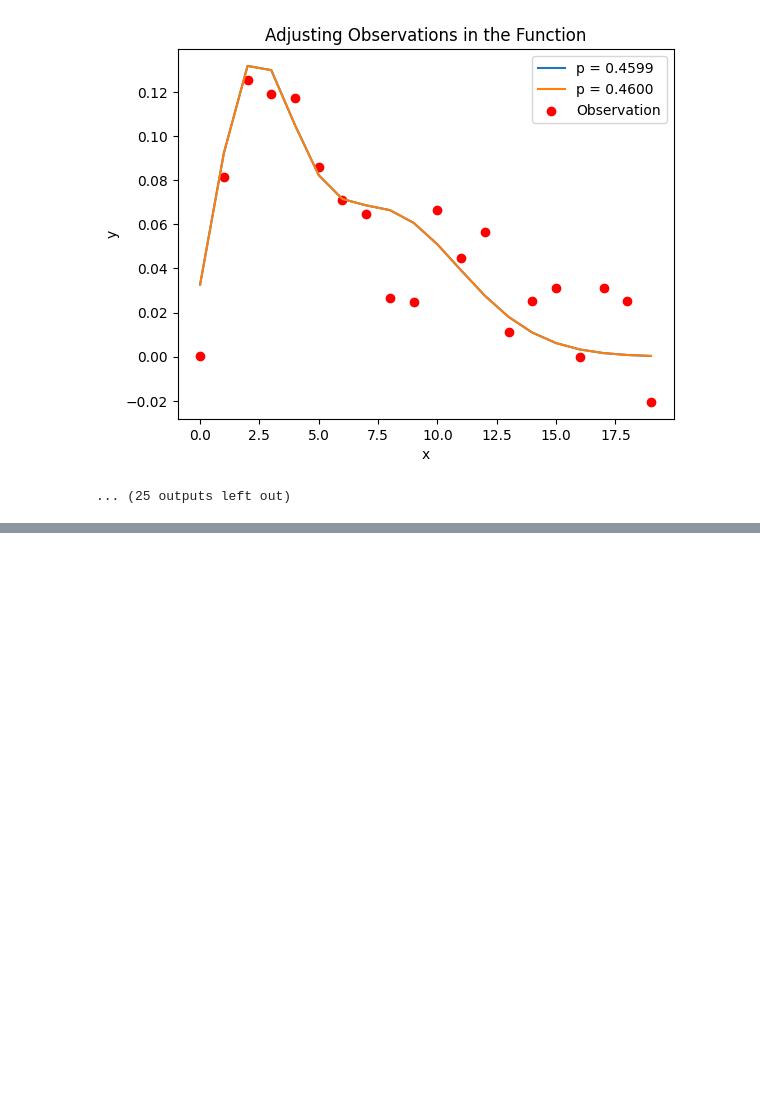
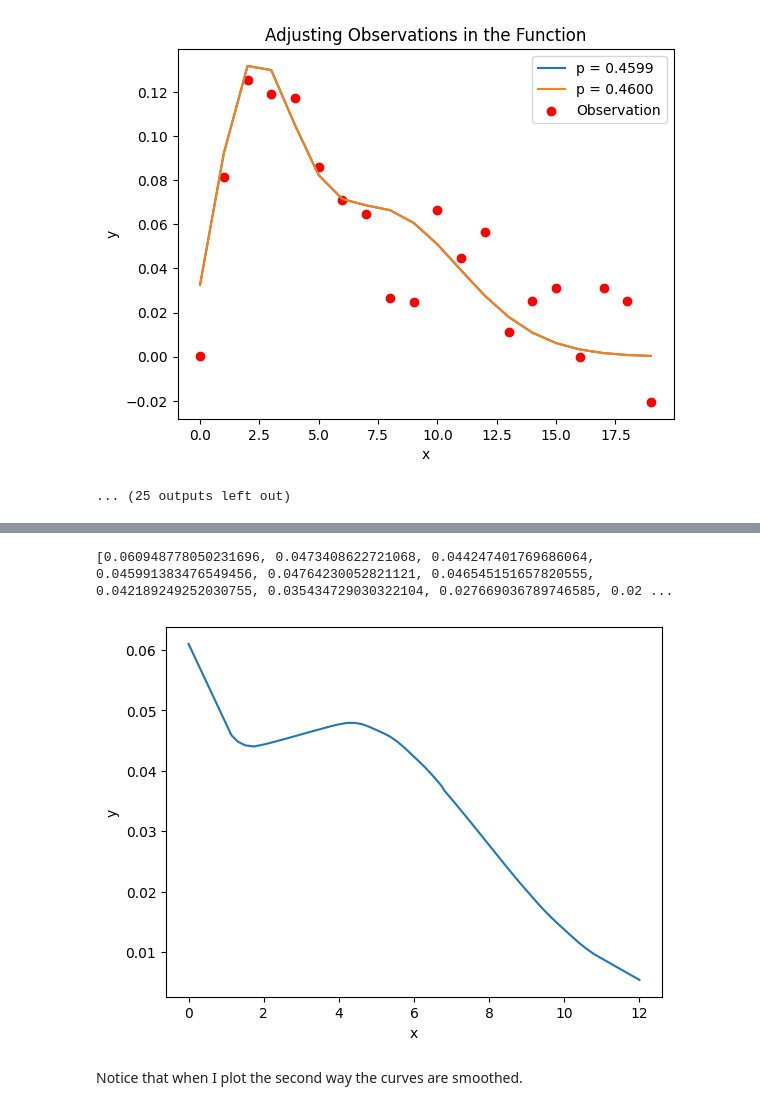
Before and after one commit to IanAguiar-ai/Discrete_Functions_Action_Integration_Hub, a Jupyter notebook: Example/Example_Discrete_Functions_Action_Integration_Hub.ipynb, the cells around one changed output, grey strips where cells are left out. Drawn from its saved outputs; the diff is of its cells as text; code cells hidden in the pictures; blank space fills up the shorter version.

```diff
--- a/Example/Example_Discrete_Functions_Action_Integration_Hub.ipynb
+++ b/Example/Example_Discrete_Functions_Action_Integration_Hub.ipynb
@@ -185,0 +205,7 @@ Finding parameters for the p:
+# %%
+model_2[6:18].plot()
+# %% [output]
+[0.060948778050231696, 0.0473408622721068, 0.044247401769686064, 0.045991383476549456, 0.04764230052821121, 0.046545151657820555, 0.042189249252030755, 0.035434729030322104, 0.027669036789746585, 0.02 ...
+[figure, added]
+# %% [markdown]
+Notice that when I plot the second way the curves are smoothed.
```
Also changed, not shown: parts of 8 cells of this notebook, 1 other file.
